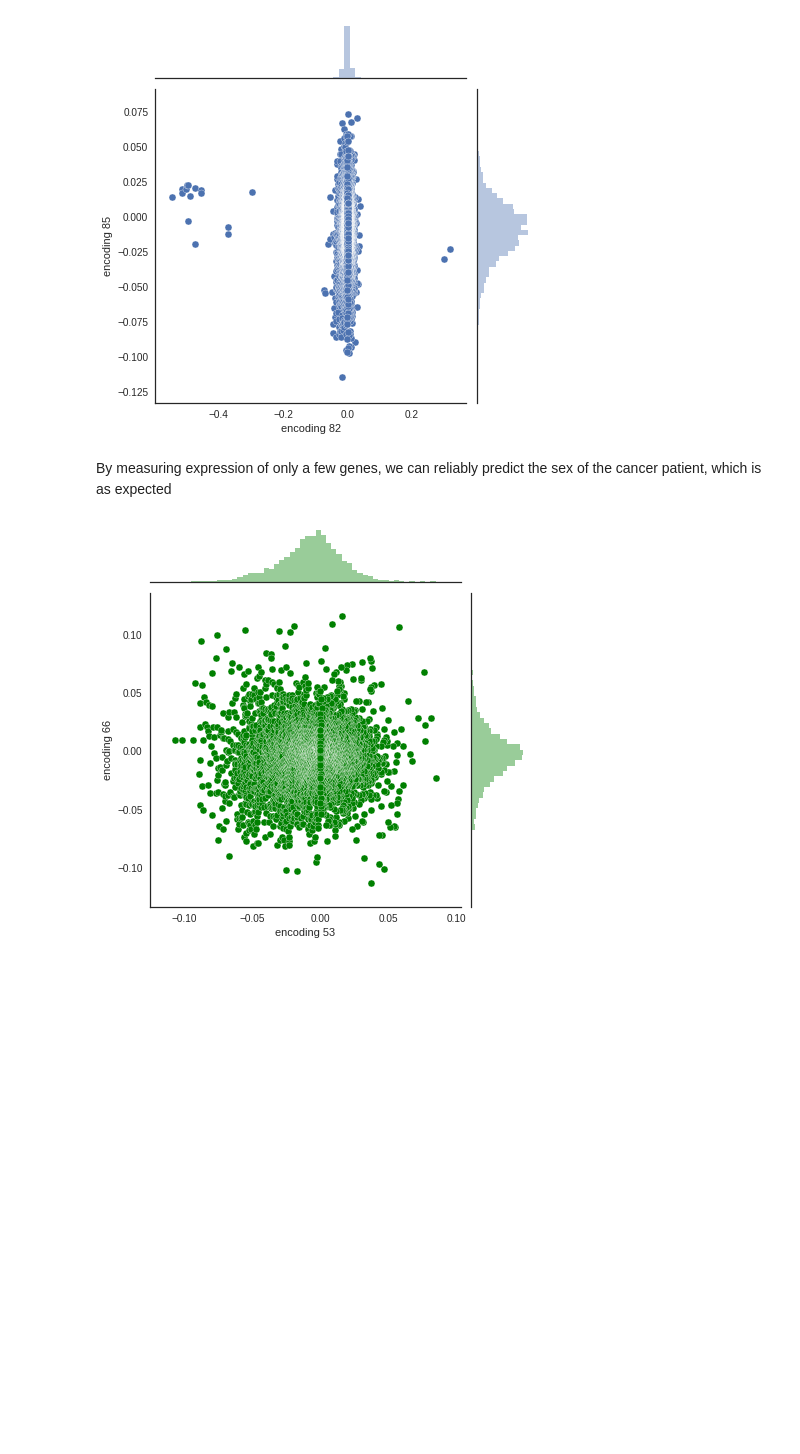
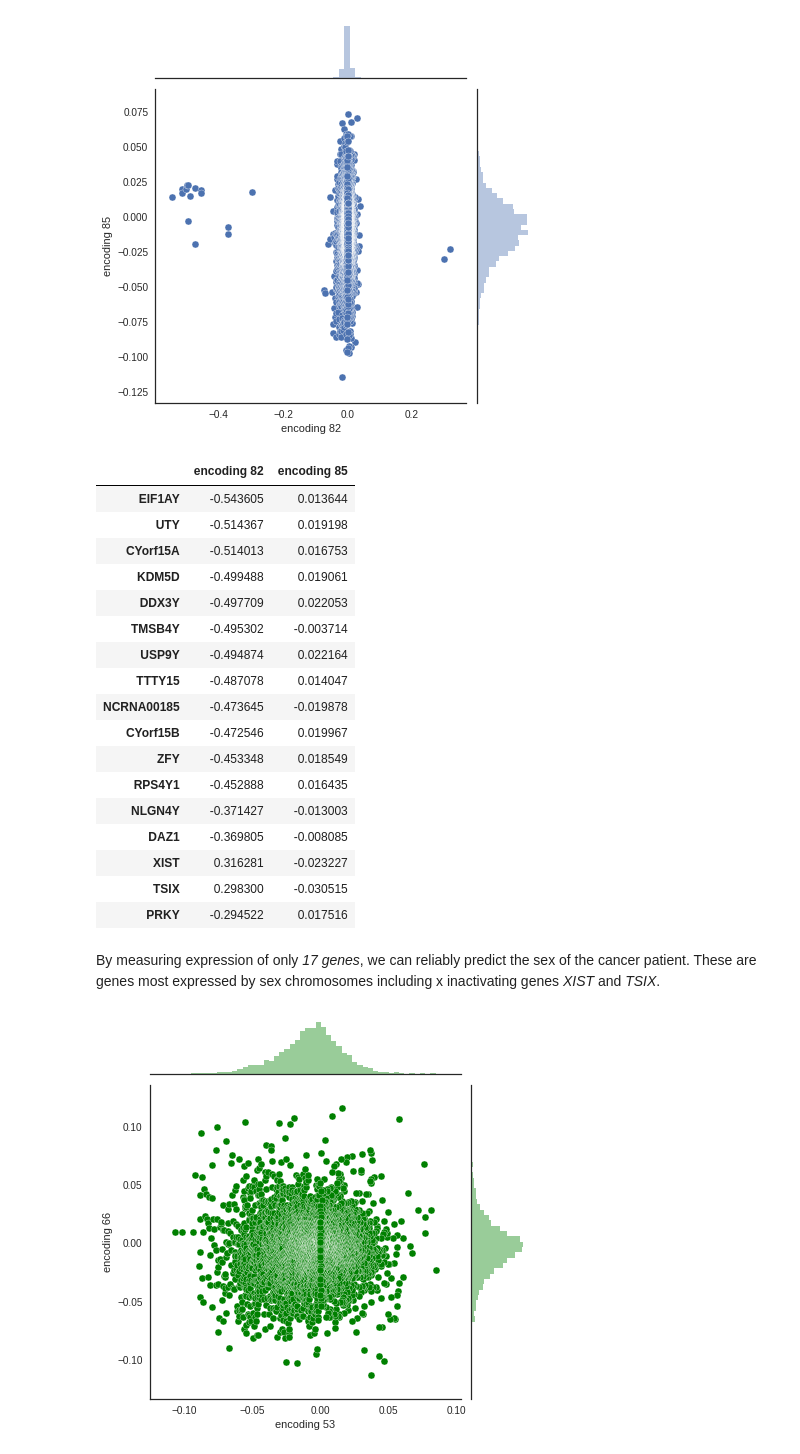
Before and after one commit to greenelab/tybalt, a Jupyter notebook: explore_weights.ipynb, the cells around one changed output. Cells and saved outputs as stored; diff of their text form; code cells hidden in the pictures; blank space fills up the shorter version.

Commit message:
add output of gene weights in sex node

```diff
--- a/explore_weights.ipynb
+++ b/explore_weights.ipynb
@@ -64,8 +64,29 @@ g = sns.jointplot(x='encoding 82', y='encoding 85', data=sex_node_plot,
                   edgecolor="w", stat_func=None);
 # %% [output]
 [figure]
+# %%
+sex_node_plot.head(17)
+# %% [output]
+|  | encoding 82 | encoding 85 |
+| EIF1AY | -0.543605 | 0.013644 |
+| UTY | -0.514367 | 0.019198 |
+| CYorf15A | -0.514013 | 0.016753 |
+| KDM5D | -0.499488 | 0.019061 |
+| DDX3Y | -0.497709 | 0.022053 |
+| TMSB4Y | -0.495302 | -0.003714 |
+| USP9Y | -0.494874 | 0.022164 |
+| TTTY15 | -0.487078 | 0.014047 |
+| NCRNA00185 | -0.473645 | -0.019878 |
+| CYorf15B | -0.472546 | 0.019967 |
+| ZFY | -0.453348 | 0.018549 |
+| RPS4Y1 | -0.452888 | 0.016435 |
+| NLGN4Y | -0.371427 | -0.013003 |
+| DAZ1 | -0.369805 | -0.008085 |
+| XIST | 0.316281 | -0.023227 |
+| TSIX | 0.298300 | -0.030515 |
+| PRKY | -0.294522 | 0.017516 |
 # %% [markdown]
-By measuring expression of only a few genes, we can reliably predict the sex of the cancer patient, which is as expected
+By measuring expression of only *17 genes*, we can reliably predict the sex of the cancer patient. These are genes most expressed by sex chromosomes including x inactivating genes _XIST_ and _TSIX_.
 # %%
 # Save outputs
 sex_node_plot_file = os.path.join('figures', 'sex_node_gene_scatter.pdf')
```
